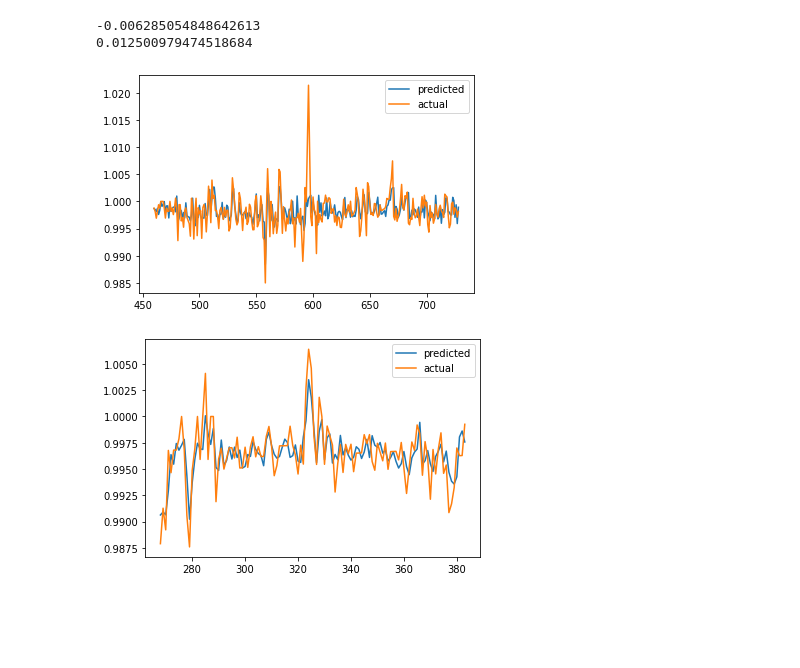
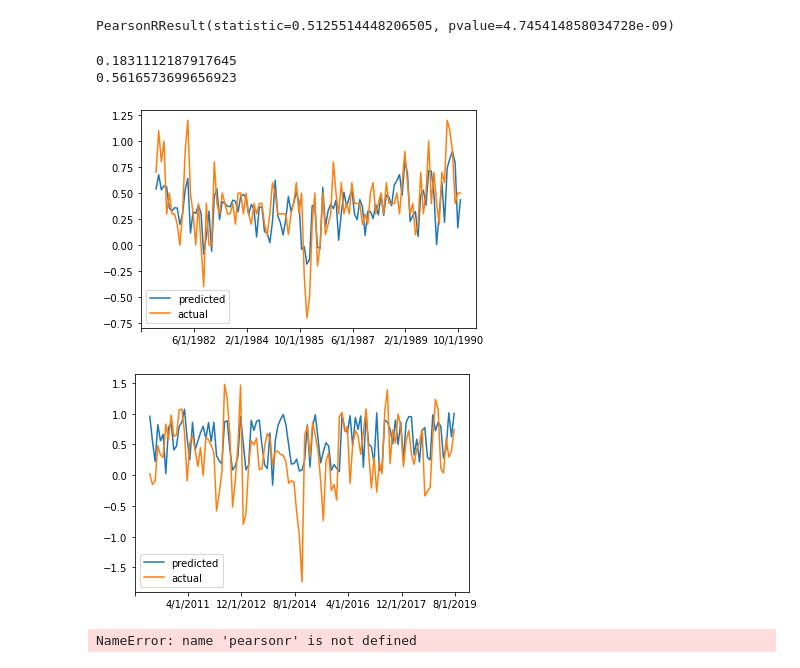
Before and after one commit to danjsabra/CPI_Model, a Jupyter notebook: clean_data.ipynb, the cells around one changed output. Drawn from its saved outputs; the diff is of its cells as text; code cells hidden in the pictures; blank space fills up the shorter version.

```diff
--- a/clean_data.ipynb
+++ b/clean_data.ipynb
@@ -119,3 +122,9 @@ for l in models:
+# %%
+from scipy.stats import pearsonr
+
+print(pearsonr(y_actual[start:end], y_pred[start:end]))
+# %% [output]
+PearsonRResult(statistic=0.5125514448206505, pvalue=4.745414858034728e-09)
 # %%
 from sklearn.base import RegressorMixin, TransformerMixin
 from sklearn.linear_model import LinearRegression, Lasso, Ridge, BayesianRidge, RidgeCV
@@ -123,6 +132,7 @@ from sklearn.pipeline import Pipeline
 from sklearn.ensemble import StackingRegressor
 from sklearn.compose import ColumnTransformer
 from sklearn.base import BaseEstimator
+from sklearn.tree import DecisionTreeRegressor
 
 class IdentityPassthrough(RegressorMixin):
     def __init__(self):
@@ -132,9 +142,11 @@ class IdentityPassthrough(RegressorMixin):
     def predict(self, X):
         return X
 
-df = get_transformed_data('current.csv', transform=False)
-x_train, x_test, y_train, y_test = train_test_split(df, df['CPIULFSL'].shift(-1).fillna(0), shuffle=False)
 
+df, sasdate = get_transformed_data('current.csv', transform=False)
+y_actual = df['CPIULFSL'].shift(-1).fillna(np.mean(df['CPIULFSL'][-10:-2]))
+y_actual[len(y_actual)-1] = 1
+x_train, x_test, y_train, y_test = train_test_split(df, df['CPIULFSL'].shift(-1).fillna(np.mean(df['CPIULFSL'][-10:-2])), shuffle=False)
 important_vars = ['AMDMUOx_sb1',
  'CPIAUCSL',
  'CPIAUCSL_sb1',
@@ -157,7 +169,7 @@ important_vars = ['AMDMUOx_sb1',
  'WPSFD49207']
 
 partial_passthrough = Pipeline([
-    ('pass', ColumnTransformer([('pass', 'passthrough', ['beta', 'max_diff'])])),
+    ('pass', ColumnTransformer([('pass', 'passthrough', ['beta', 'max_diff', 'year'])])),
     ('ident', IdentityPassthrough()),
 ])
 base_features = ColumnTransformer([('pass', 'passthrough', important_vars)])
@@ -166,26 +178,24 @@ l = StackingRegressor(estimators=[
         ('pass', partial_passthrough),
         ('forest', Pipeline([('select', base_features), ('forest', RandomForestRegressor(n_estimators=500, max_depth=3))])),
         ('boost', Pipeline([('select', base_features), ('boost', AdaBoostRegressor(n_estimators=200))]))
-    ], final_estimator=LinearRegression())
+    ], final_estimator= LinearRegression())
 
 l.fit(x_train, y_train)
 print(l.score(x_test, y_test))
 print(np.sum(np.sqrt((l.predict(x_test)-y_test)**2))*(1/len(y_test)))
 
 y_pred = l.predict(df)
-start, end = int(0.6*len(y_pred)), int(0.95*len(y_pred))
-plt.plot(range(start, end), y_pred[start:end], label="predicted")
-plt.plot(range(start, end), df['CPIULFSL'].shift(-1).fillna(0)[start:end], label= "actual")
-plt.legend()
-plt.show()
-
-start, end = int(0.35*len(y_pred)), int(0.5*len(y_pred))
-plt.plot(range(start, end), y_pred[start:end], label="predicted")
-plt.plot(range(start, end), df['CPIULFSL'].shift(-1).fillna(0)[start:end], label= "actual")
-plt.legend()
-plt.show()
 # %% [output]
--0.006285054848642613
-0.012500979474518684
+0.1831112187917645
+0.5616573699656923
-[figure, removed]
-[figure, removed]
+# %%
+start, end = int(0.35*len(y_pred)), int(0.5*len(y_pred))
+plot(start, end)
+start, end = int(0.8*len(y_pred)), int(0.95*len(y_pred))
+plot(start, end)
+
+print(pearsonr(y_actual[start:end], y_pred[start:end]))
+# %% [output]
+[figure, added]
+[figure, added]
+NameError: name 'pearsonr' is not defined
```
Also changed, not shown: parts of 5 cells of this notebook, 7 other files.
